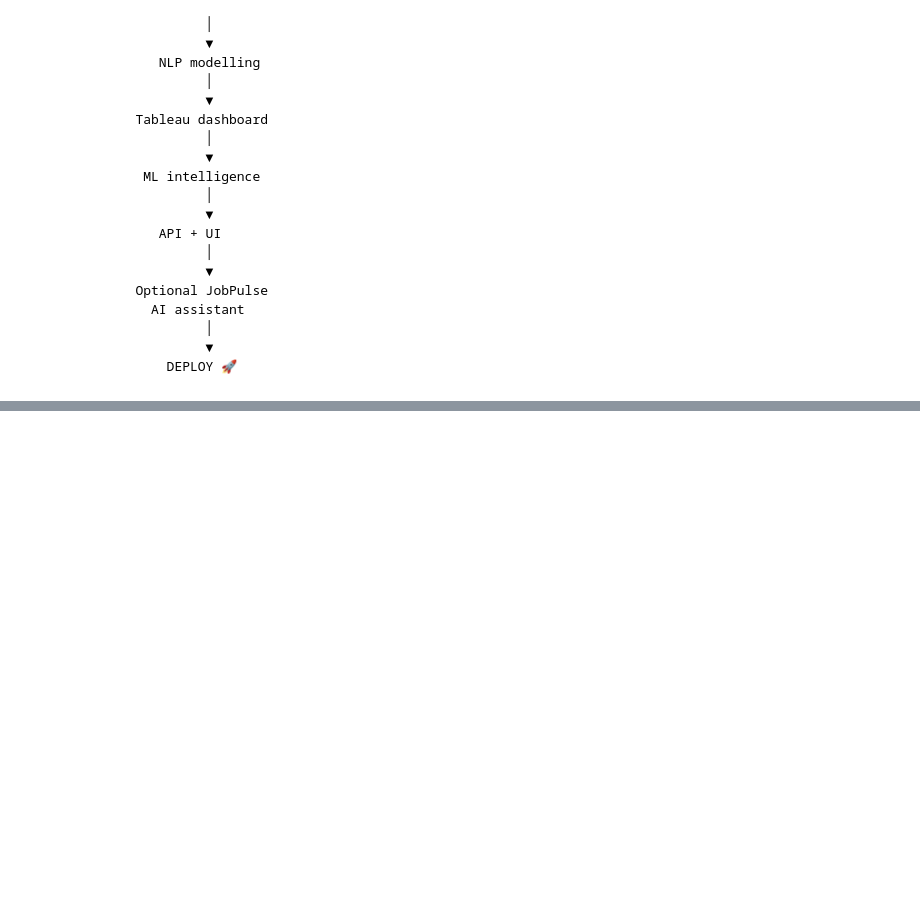
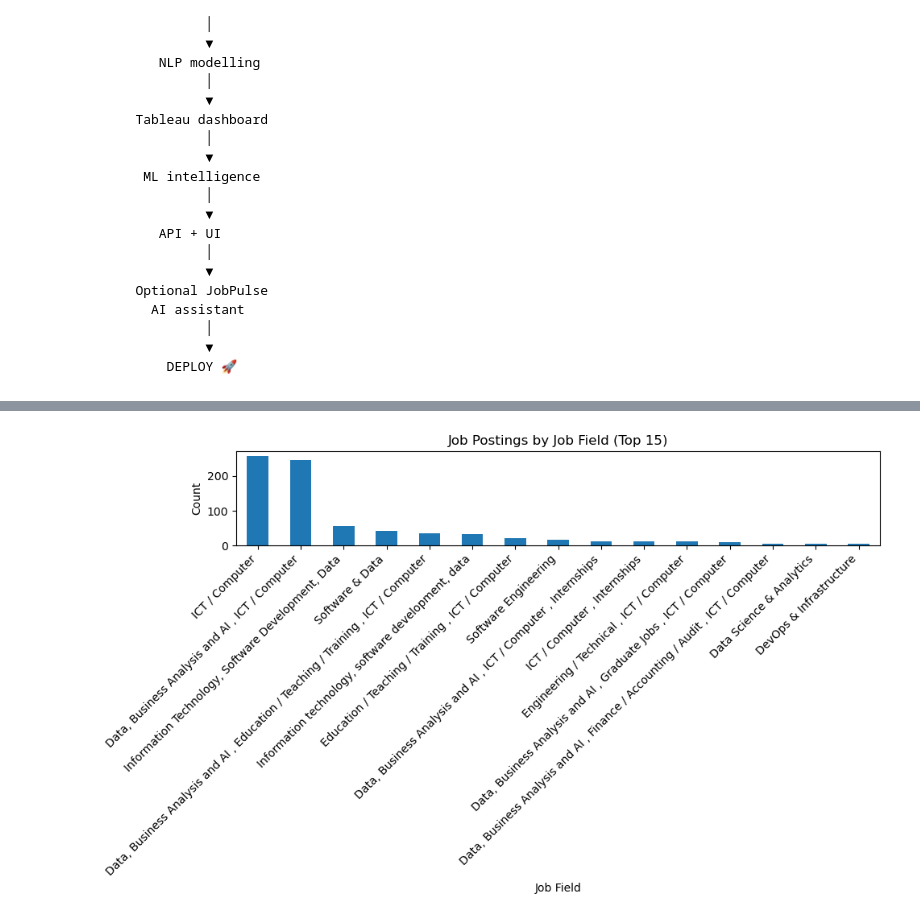
Before and after one commit to franciswairagu/jobpulseKe, a Jupyter notebook: notebooks/notebook.ipynb, the cells around one changed output, grey strips where cells are left out. Saved outputs shown, nothing was run; the diff lists cells and outputs as text; code cells hidden in the pictures; blank space fills up the shorter version.

```diff
--- a/notebooks/notebook.ipynb
+++ b/notebooks/notebook.ipynb
@@ -64,0 +243,11 @@ df[df["is_tech_job"]==1]
+# %%
+# --- job_field breakdown (broader than tech_category) ---
+df["job_field"].value_counts().head(15).plot(kind="bar", figsize=(10, 6))
+plt.title("Job Postings by Job Field (Top 15)")
+plt.xlabel("Job Field")
+plt.ylabel("Count")
+plt.xticks(rotation=45, ha="right")
+plt.tight_layout()
+plt.show()
+# %% [output]
+[figure, added]
```
Also changed, not shown: parts of 17 cells of this notebook, 1 other file.
